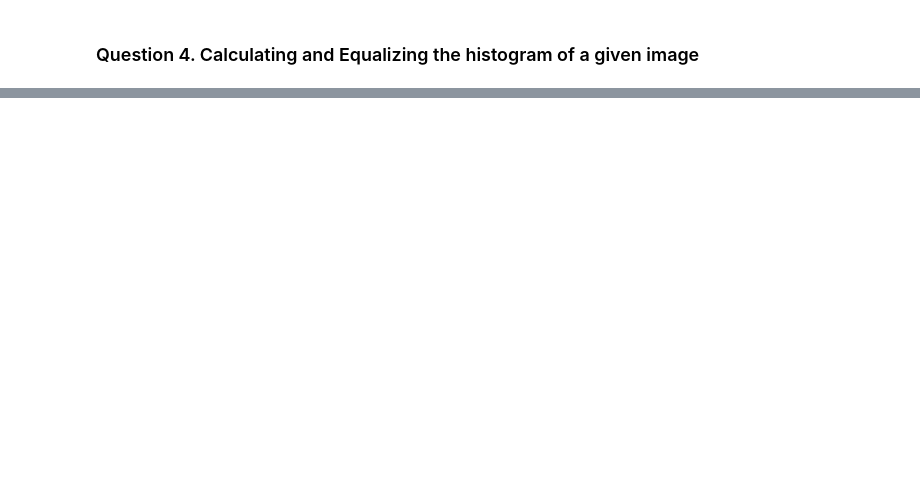
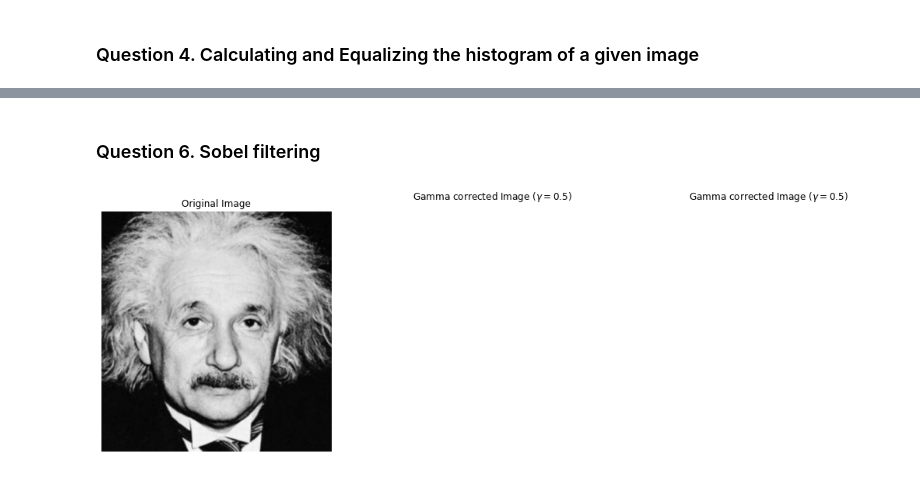
Before and after one commit to K-Thanushan/EN2550-Fundamentals-of-Image-Processing-and-Machine-Vision, a Jupyter notebook: Assignments/Assignment1/EN2550_Assignment1_190621M.ipynb, the cells around one changed output, grey strips where cells are left out. Drawn from its saved outputs; the diff is of its cells as text; code cells hidden in the pictures; blank space fills up the shorter version.

```diff
--- a/Assignments/Assignment1/EN2550_Assignment1_190621M.ipynb
+++ b/Assignments/Assignment1/EN2550_Assignment1_190621M.ipynb
@@ -130,0 +250,30 @@ Text(0.5, 1.0, 'Histogram of Equalized Image')
+# %% [markdown]
+### Question 6. Sobel filtering
+# %%
+#Question 5
+import numpy as np
+import cv2 as cv
+import matplotlib.pyplot as plt
+
+#Reading the given image
+Original_image = cv.imread(r'einstein.png')
+assert Original_image is not None
+
+#Plotting the Images
+Image_plot = cv.cvtColor(Original_image, cv.COLOR_BGR2RGB)
+fig, ax = plt.subplots(1, 3, figsize = (18,6))
+ax[0].imshow(Image_plot)
+ax[0].set_title('Original Image')
+ax[0].axis('off')
+
+#Image_plot2= cv.cvtColor(New_image, cv.COLOR_Lab2RGB)
+#ax[1].imshow(Image_plot2)
+ax[1].set_title("Gamma corrected Image ($\gamma = 0.5$)")
+ax[1].axis('off')
+#Image_plot3= cv.cvtColor(New_image, cv.COLOR_Lab2RGB)
+#ax[2].imshow(Image_plot2)
+ax[2].set_title("Gamma corrected Image ($\gamma = 0.5$)")
+ax[2].axis('off')
+plt.show()
+# %% [output]
+[figure, added]
```
Also changed, not shown: parts of 9 cells of this notebook, 13 other files.
